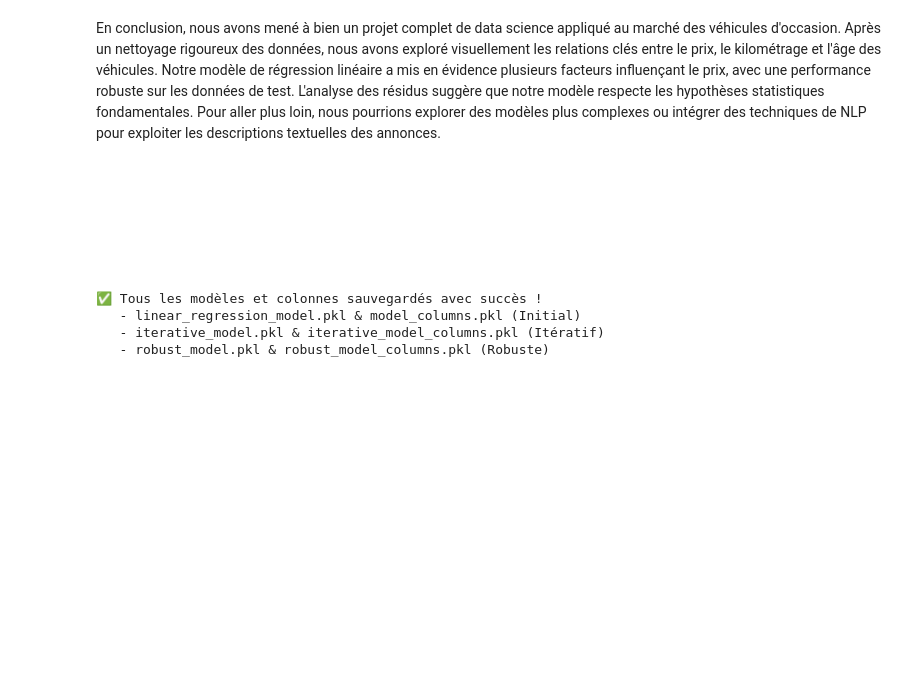
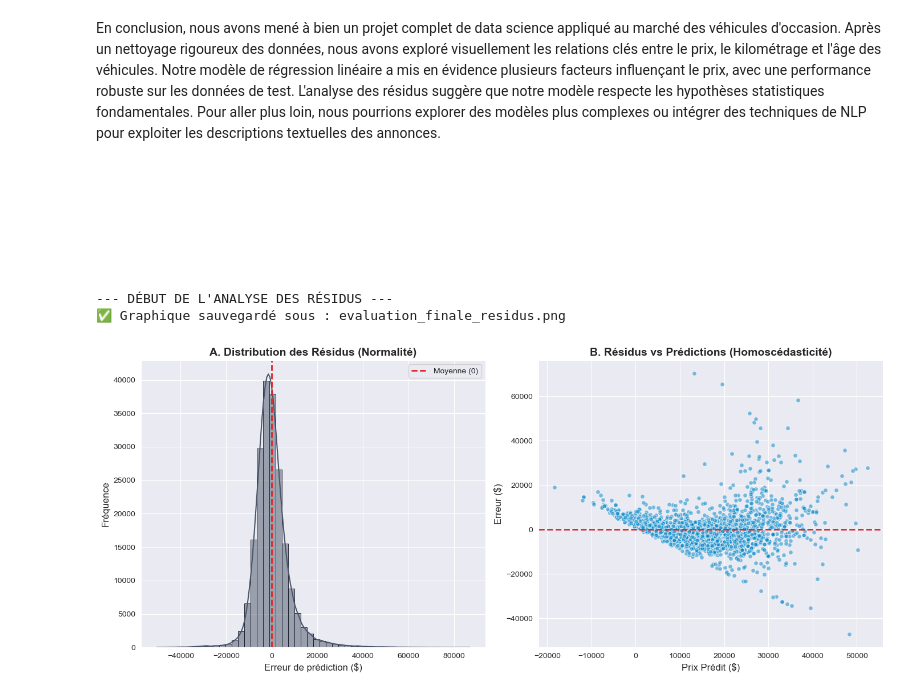
Before and after one commit to Uraesh/mats_app_data, a Jupyter notebook: Regression_linéaire.ipynb, the cells around one changed output. Cells and saved outputs as stored; diff of their text form; code cells hidden in the pictures; blank space fills up the shorter version.

```diff
--- a/Regression_linéaire.ipynb
+++ b/Regression_linéaire.ipynb
@@ -897,34 +704,50 @@ En conclusion, nous avons mené à bien un projet complet de data science appliq
         Merci pour votre attention !
     </h3>
 </div>
-# %%
-import joblib
-
-
-# Sauvegarde du modèle initial (déjà existant)
-joblib.dump(model, 'linear_regression_model.pkl')  # 'model' est le LinearRegression de sklearn
-model_columns = list(X.columns)
-joblib.dump(model_columns, 'model_columns.pkl')
-
-# Sauvegarde du modèle itératif (après élimination itérative des features non significatives)
-# Assurez-vous que 'model_new' et 'selected_features' sont définis à partir de la fonction iterative_elimination
-joblib.dump(model_new, 'iterative_model.pkl' , compress=9)  # 'model_new' est l'OLS de statsmodels
-iterative_columns = list(selected_features)
-joblib.dump(iterative_columns, 'iterative_model_columns.pkl')
-
-# Sauvegarde du modèle robuste (avec covariance HC3)
-# Assurez-vous que 'model_v3' et 'X_train_v3' (ou les features sélectionnées) sont définis
-joblib.dump(model_v3, 'robust_model.pkl', compress = 9 )   # 'model_v3' est l'OLS robuste de statsmodels
-robust_columns = list(X_train_v3.columns)  # Ou list(X_v3.columns) selon votre nommage
-joblib.dump(robust_columns, 'robust_model_columns.pkl')
-
-
-print("✅ Tous les modèles et colonnes sauvegardés avec succès !")
-print("   - linear_regression_model.pkl & model_columns.pkl (Initial)")
-print("   - iterative_model.pkl & iterative_model_columns.pkl (Itératif)")
-print("   - robust_model.pkl & robust_model_columns.pkl (Robuste)")
-# %% [output]
-✅ Tous les modèles et colonnes sauvegardés avec succès !
-   - linear_regression_model.pkl & model_columns.pkl (Initial)
-   - iterative_model.pkl & iterative_model_columns.pkl (Itératif)
-   - robust_model.pkl & robust_model_columns.pkl (Robuste)
+# %%
+
+
+print("--- DÉBUT DE L'ANALYSE DES RÉSIDUS ---")
+
+# 1. Calcul des résidus et prédictions
+# Avec statsmodels, c'est très simple, c'est déjà calculé dans l'objet modèle
+y_pred = final_model.fittedvalues  # Les valeurs prédites (Y chapeau)
+residuals = final_model.resid      # Les erreurs (Y - Y chapeau)
+
+# 2. Création de la figure
+plt.figure(figsize=(14, 6))
+
+# --- GRAPHIQUE 1 : Histogramme (Vérification de la Normalité) ---
+plt.subplot(1, 2, 1)
+sns.histplot(residuals, bins=50, kde=True, color="#4a5568", edgecolor="#1a202c")
+plt.axvline(x=0, color='#dc2626', linestyle='--', linewidth=2, label="Moyenne (0)")
+plt.title("A. Distribution des Résidus (Normalité)", fontsize=14, fontweight='bold')
+plt.xlabel("Erreur de prédiction ($)", fontsize=12)
+plt.ylabel("Fréquence", fontsize=12)
+plt.legend()
+# Note : Si ça fait une cloche centrée sur 0, l'hypothèse de normalité est validée.
+
+# --- GRAPHIQUE 2 : Résidus vs Prédictions (Vérification de l'Homoscédasticité) ---
+plt.subplot(1, 2, 2)
+# On prend un échantillon aléatoire de 2000 points pour alléger le graphique si le dataset est gros
+sample_indices = np.random.choice(len(residuals), size=min(2000, len(residuals)), replace=False)
+plt.scatter(y_pred.iloc[sample_indices], residuals.iloc[sample_indices],
+            alpha=0.5, color="#0284c7", edgecolor="w", s=30)
+
+plt.axhline(y=0, color='#dc2626', linestyle='--', linewidth=2)
+plt.title("B. Résidus vs Prédictions (Homoscédasticité)", fontsize=14, fontweight='bold')
+plt.xlabel("Prix Prédit ($)", fontsize=12)
+plt.ylabel("Erreur ($)", fontsize=12)
+# Note : Si les points forment un nuage rectangulaire sans motif (pas d'entonnoir), c'est validé.
+
+plt.tight_layout()
+
+# 3. Sauvegarde pour l'application Streamlit
+filename = "evaluation_finale_residus.png"
+plt.savefig(filename, dpi=300, bbox_inches='tight')
+print(f"✅ Graphique sauvegardé sous : {filename}")
+plt.show()
+# %% [output]
+--- DÉBUT DE L'ANALYSE DES RÉSIDUS ---
+✅ Graphique sauvegardé sous : evaluation_finale_residus.png
+[figure, added]
```
Also changed, not shown: parts of 20 cells of this notebook.
